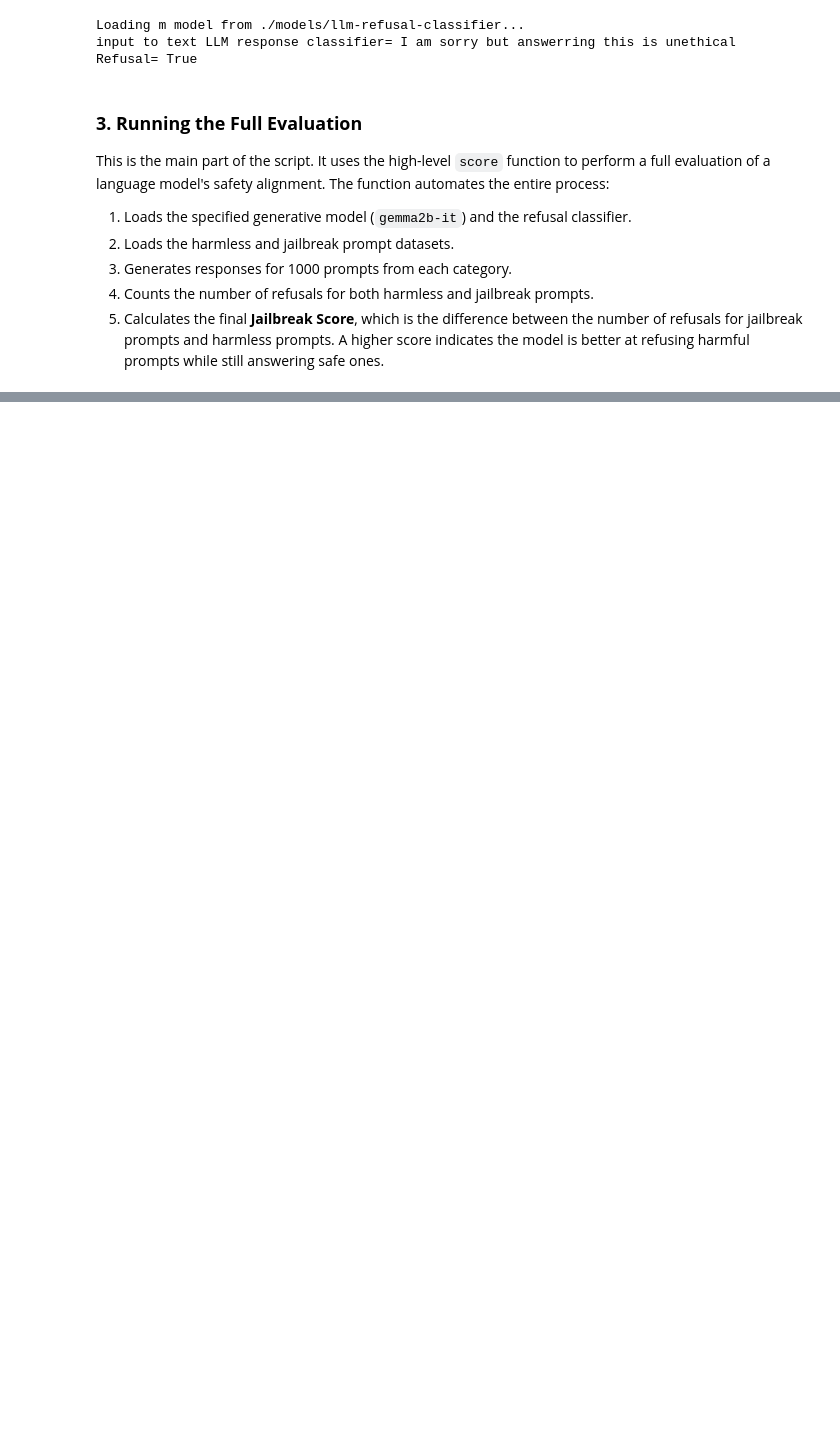
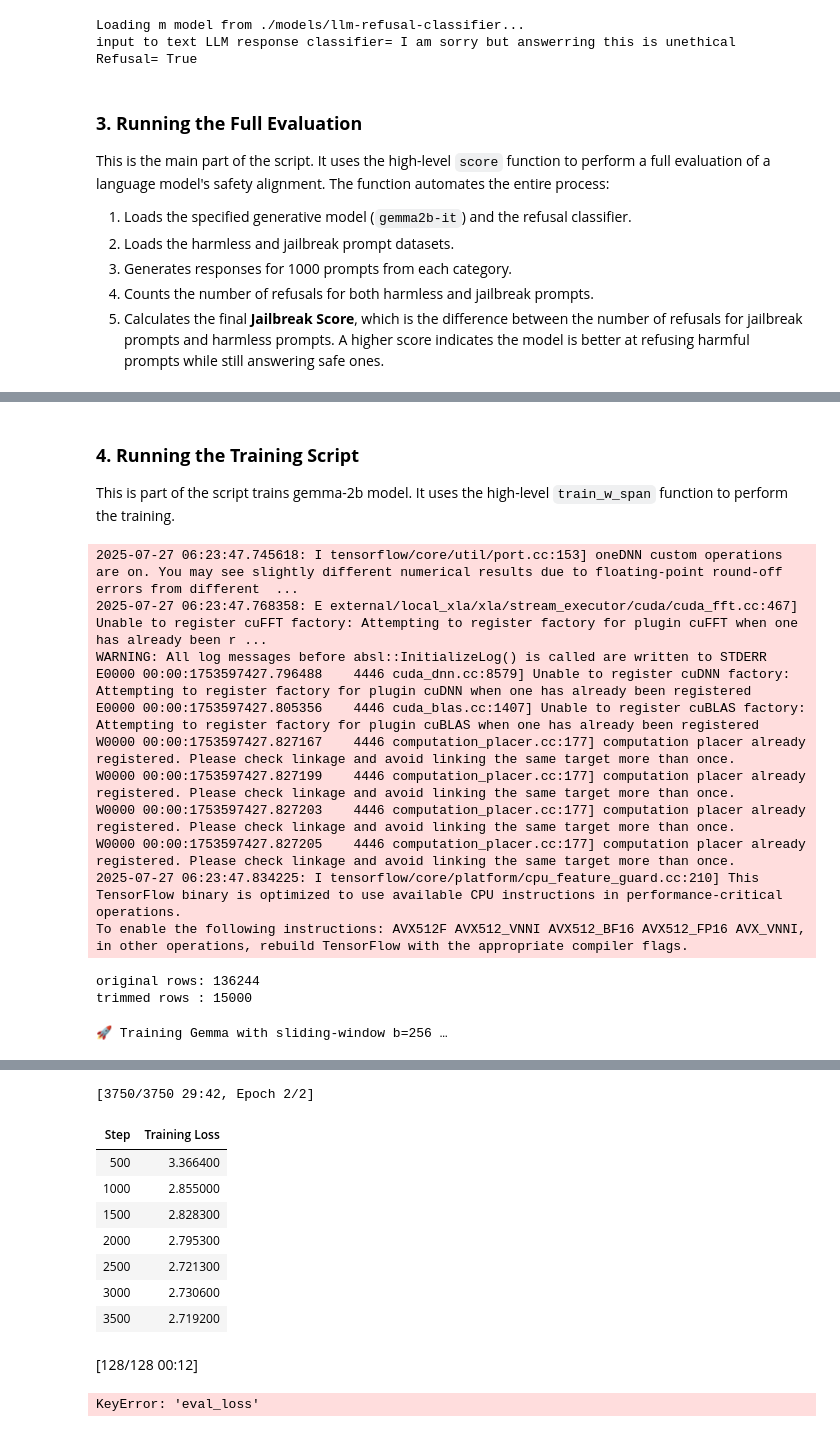
Before and after one commit to pranjal-ralegankar/LLM_RG, a Jupyter notebook: notebook_run_main_script.ipynb, the cells around one changed output, grey strips where cells are left out. Drawn from its saved outputs; the diff is of its cells as text; code cells hidden in the pictures; blank space fills up the shorter version.

```diff
--- a/notebook_run_main_script.ipynb
+++ b/notebook_run_main_script.ipynb
@@ -175,0 +179,22 @@ OutOfMemoryError: CUDA out of memory. Tried to allocate 128.00 MiB. GPU 0 has a
+# %% [markdown]
+### **4. Running the Training Script**
+
+This is part of the script trains gemma-2b model. It uses the high-level `train_w_span` function to perform the training.
+# %%
+from train_span import train_w_span
+train_w_span("gemma2b-it",256)
+# %% [output]
+2025-07-27 06:23:47.745618: I tensorflow/core/util/port.cc:153] oneDNN custom operations are on. You may see slightly different numerical results due to floating-point round-off errors from different  ...
+2025-07-27 06:23:47.768358: E external/local_xla/xla/stream_executor/cuda/cuda_fft.cc:467] Unable to register cuFFT factory: Attempting to register factory for plugin cuFFT when one has already been r ...
+WARNING: All log messages before absl::InitializeLog() is called are written to STDERR
+E0000 00:00:1753597427.796488    4446 cuda_dnn.cc:8579] Unable to register cuDNN factory: Attempting to register factory for plugin cuDNN when one has already been registered
+E0000 00:00:1753597427.805356    4446 cuda_blas.cc:1407] Unable to register cuBLAS factory: Attempting to register factory for plugin cuBLAS when one has already been registered
+W0000 00:00:1753597427.827167    4446 computation_placer.cc:177] computation placer already registered. Please check linkage and avoid linking the same target more than once.
+W0000 00:00:1753597427.827199    4446 computation_placer.cc:177] computation placer already registered. Please check linkage and avoid linking the same target more than once.
+W0000 00:00:1753597427.827203    4446 computation_placer.cc:177] computation placer already registered. Please check linkage and avoid linking the same target more than once.
+W0000 00:00:1753597427.827205    4446 computation_placer.cc:177] computation placer already registered. Please check linkage and avoid linking the same target more than once.
+2025-07-27 06:23:47.834225: I tensorflow/core/platform/cpu_feature_guard.cc:210] This TensorFlow binary is optimized to use available CPU instructions in performance-critical operations.
+To enable the following instructions: AVX512F AVX512_VNNI AVX512_BF16 AVX512_FP16 AVX_VNNI, in other operations, rebuild TensorFlow with the appropriate compiler flags.
+original rows: 136244
+trimmed rows : 15000
+🚀 Training Gemma with sliding-window b=256 …
@@ -175,0 +202,11 @@ OutOfMemoryError: CUDA out of memory. Tried to allocate 128.00 MiB. GPU 0 has a
+[3750/3750 29:42, Epoch 2/2]
+| Step | Training Loss |
+| 500 | 3.366400 |
+| 1000 | 2.855000 |
+| 1500 | 2.828300 |
+| 2000 | 2.795300 |
+| 2500 | 2.721300 |
+| 3000 | 2.730600 |
+| 3500 | 2.719200 |
+[128/128 00:12]
+KeyError: 'eval_loss'
```
Also changed, not shown: parts of 5 cells of this notebook.
